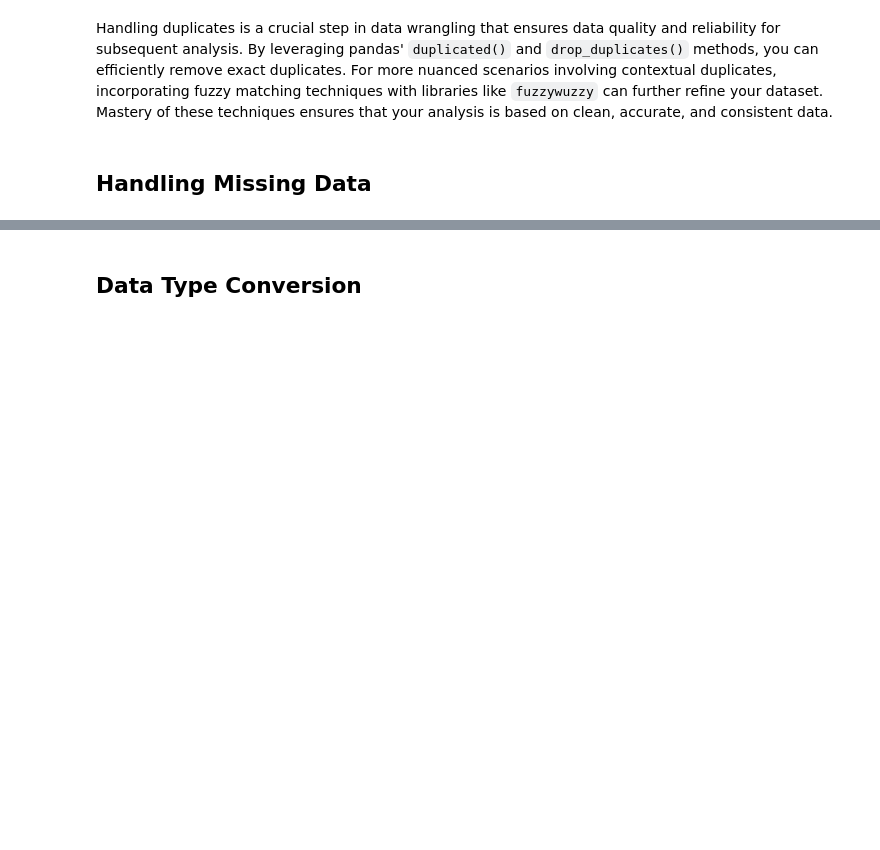
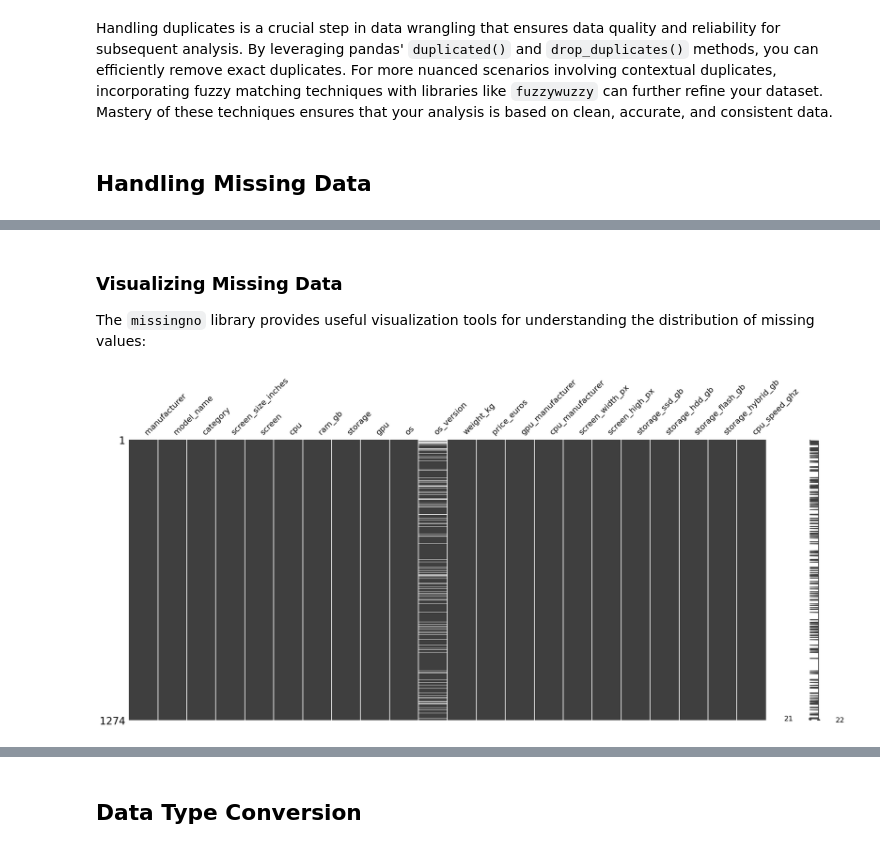
Before and after one commit to ervinstrmcnik/python-data-analytics, a Jupyter notebook: Part_05_Data_Wrangling_With_Pandas/Data_Wrangling_With_Pandas.ipynb, the cells around one changed output, grey strips where cells are left out. Cells and saved outputs as stored; diff of their text form; code cells hidden in the pictures; blank space fills up the shorter version.

Commit message:
add Handling Missing Data

```diff
--- a/Part_05_Data_Wrangling_With_Pandas/Data_Wrangling_With_Pandas.ipynb
+++ b/Part_05_Data_Wrangling_With_Pandas/Data_Wrangling_With_Pandas.ipynb
@@ -841,0 +874,7 @@ https://jakevdp.github.io/PythonDataScienceHandbook/03.04-missing-values.html
+# %%
+# Filling Missing Values - storage columns
+laptops["storage_ssd_gb"] = laptops["storage_ssd_gb"].fillna(0)
+laptops["storage_hdd_gb"] = laptops["storage_hdd_gb"].fillna(0)
+laptops["storage_flash_gb"] = laptops["storage_flash_gb"].fillna(0)
+laptops["storage_hybrid_gb"] = laptops["storage_hybrid_gb"].fillna(0)
+laptops.isna().sum()
@@ -841,0 +906,6 @@ https://jakevdp.github.io/PythonDataScienceHandbook/03.04-missing-values.html
+# %%
+# Drop rows with missing values in the model_name column
+print(f"Shape before dropping: {laptops.shape}")
+laptops = laptops.dropna(subset=["model_name"])
+print(f"Shape after dropping: {laptops.shape}")
+laptops.isna().sum()
@@ -841,0 +932,12 @@ https://jakevdp.github.io/PythonDataScienceHandbook/03.04-missing-values.html
+# %% [markdown]
+### Visualizing Missing Data
+
+The `missingno` library provides useful visualization tools for understanding the distribution of missing values:
+# %%
+import missingno as msno
+import matplotlib.pyplot as plt
+
+msno.matrix(laptops)
+plt.show()
+# %% [output]
+[figure, added]
```
Also changed, not shown: parts of 47 cells of this notebook, 3 other files.
